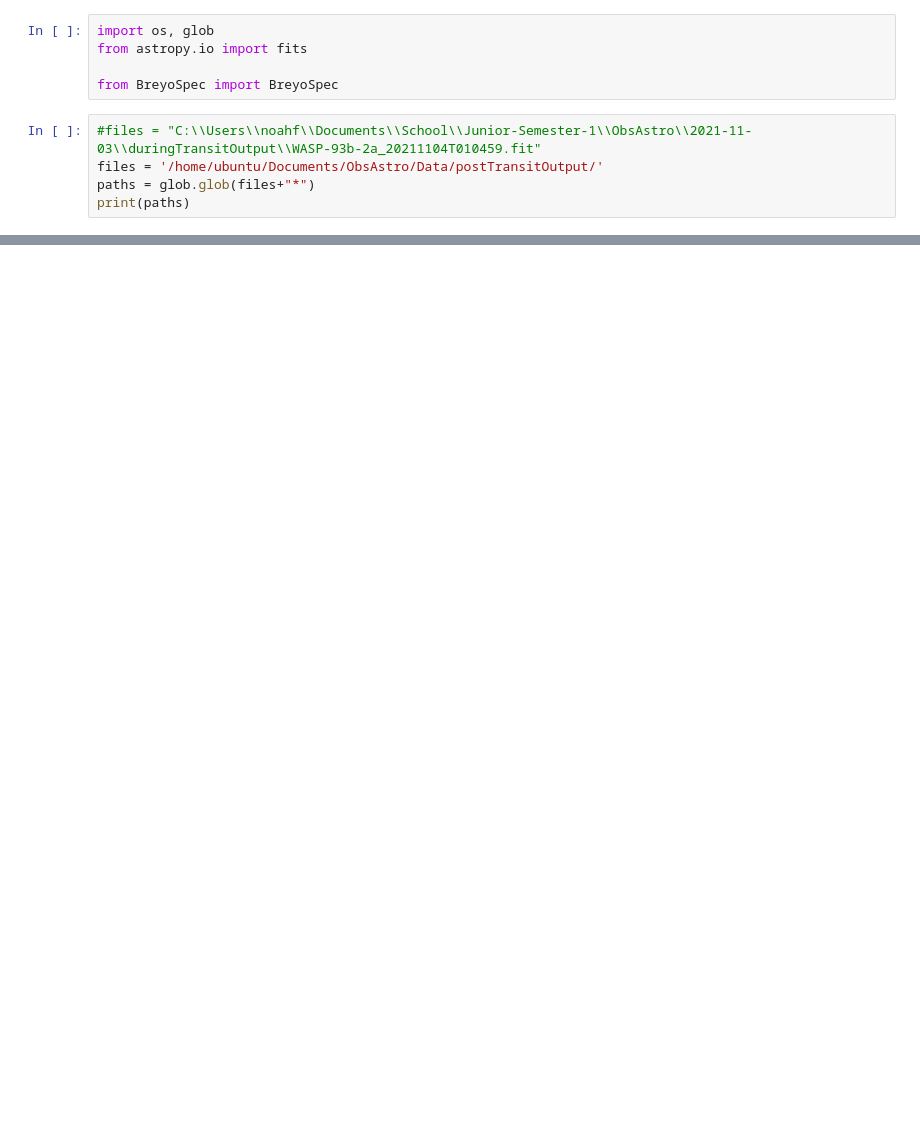
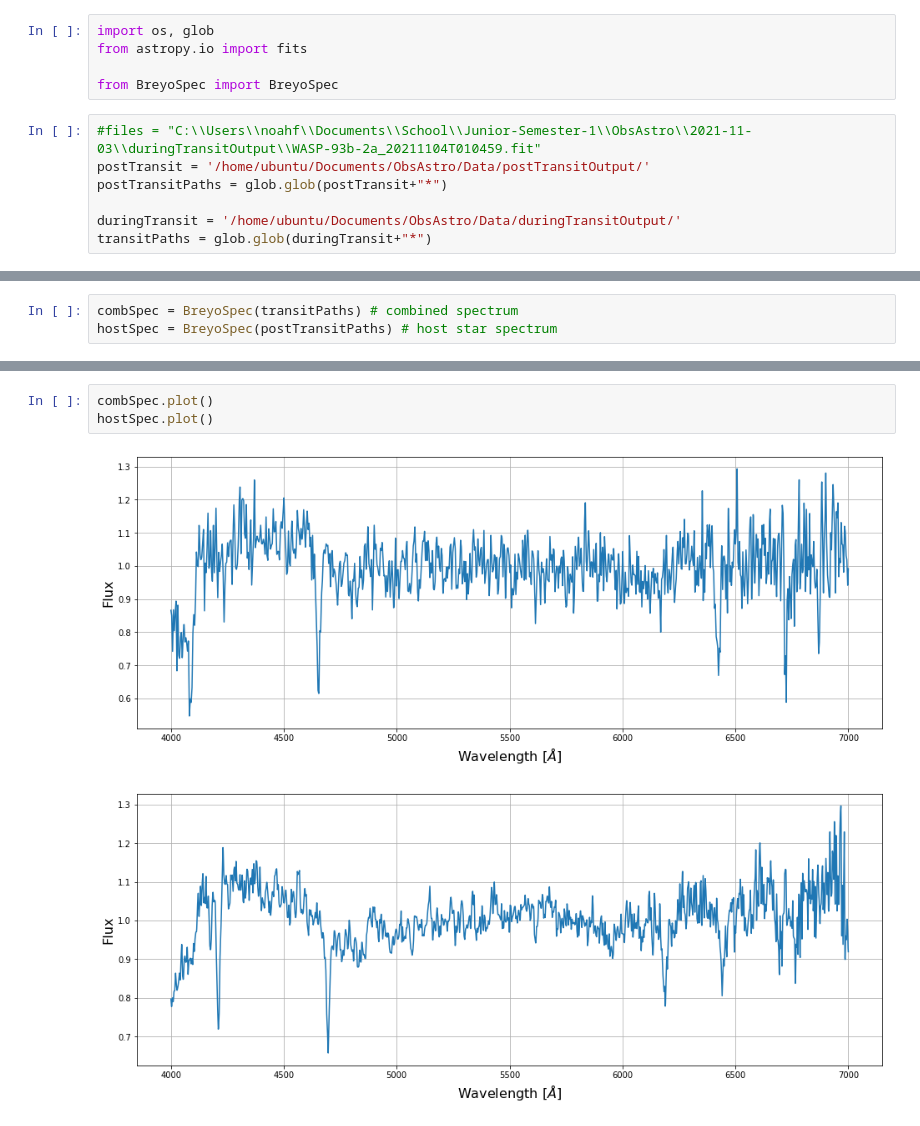
Before and after one commit to noahfranz13/ExoSpec, a Jupyter notebook: transitAnalysis.ipynb, the cells around one changed output, grey strips where cells are left out. Drawn from its saved outputs; the diff is of its cells as text; blank space fills up the shorter version.

```diff
--- a/transitAnalysis.ipynb
+++ b/transitAnalysis.ipynb
@@ -5,6 +5,8 @@ from astropy.io import fits
 from BreyoSpec import BreyoSpec
 # %%
 #files = "C:\\Users\\noahf\\Documents\\School\\Junior-Semester-1\\ObsAstro\\2021-11-03\\duringTransitOutput\\WASP-93b-2a_20211104T010459.fit"
-files = '/home/ubuntu/Documents/ObsAstro/Data/postTransitOutput/'
-paths = glob.glob(files+"*")
-print(paths)
+postTransit = '/home/ubuntu/Documents/ObsAstro/Data/postTransitOutput/'
+postTransitPaths = glob.glob(postTransit+"*")
+
+duringTransit = '/home/ubuntu/Documents/ObsAstro/Data/duringTransitOutput/'
+transitPaths = glob.glob(duringTransit+"*")
@@ -23,0 +13,3 @@ spec.plot()
+# %%
+combSpec = BreyoSpec(transitPaths) # combined spectrum
+hostSpec = BreyoSpec(postTransitPaths) # host star spectrum
@@ -23,0 +26,6 @@ spec.plot()
+# %%
+combSpec.plot()
+hostSpec.plot()
+# %% [output]
+[figure, added]
+[figure, added]
```
Also changed, not shown: parts of 5 cells of this notebook.
